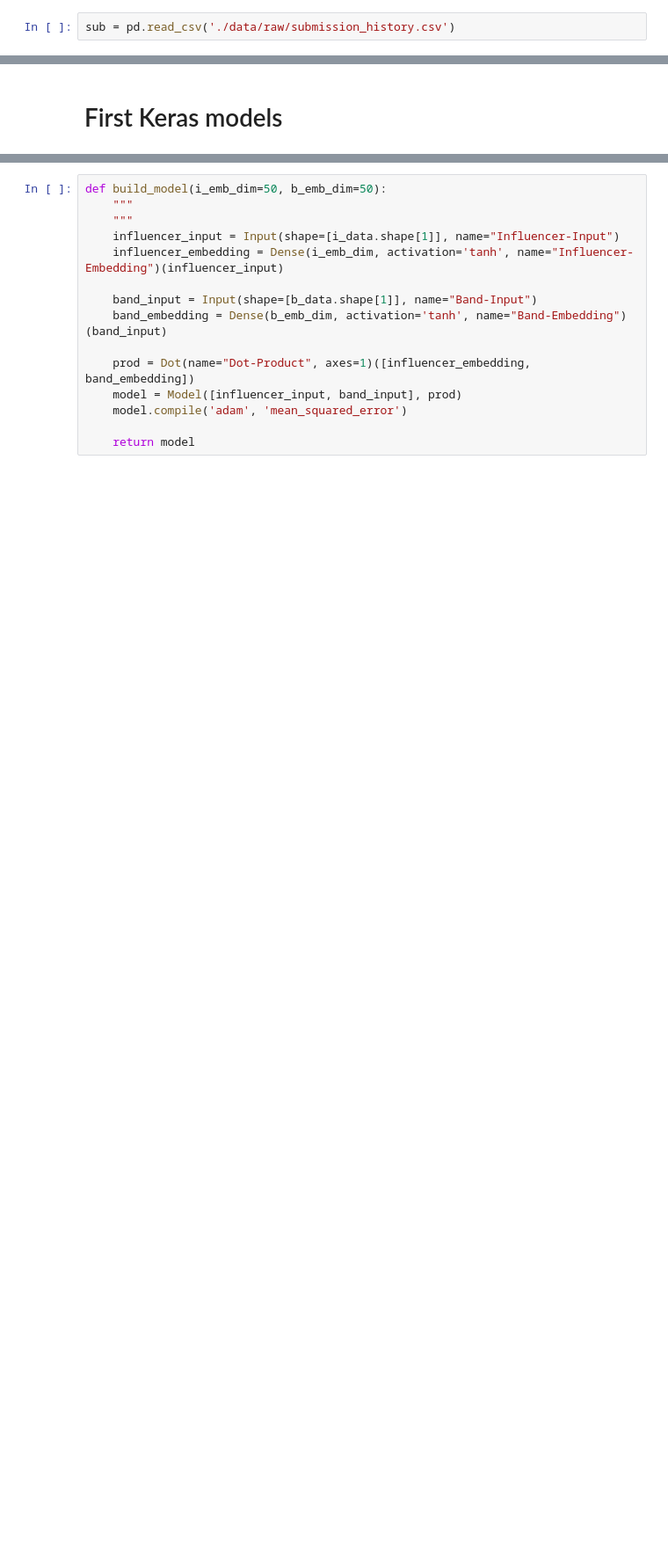
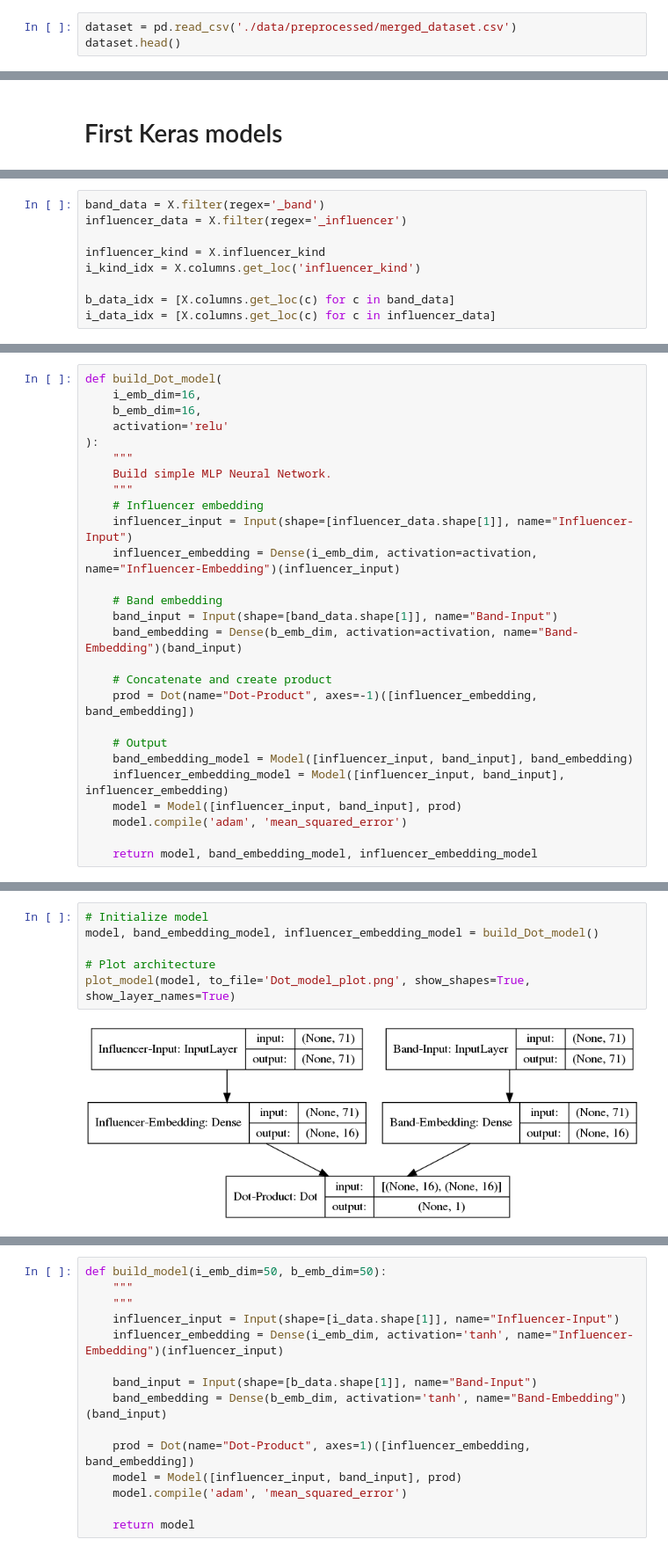
Before and after one commit to pathoumieu/groover_challenge, a Jupyter notebook: 02_first models.ipynb, the cells around one changed output, grey strips where cells are left out. Shown at 88% size. Saved outputs shown, nothing was run; the diff lists cells and outputs as text; blank space fills up the shorter version.

```diff
--- a/02_first models.ipynb
+++ b/02_first models.ipynb
@@ -7,4 +36,5 @@ from sklearn.model_selection import StratifiedKFold, StratifiedShuffleSplit
 # %% [markdown]
 # Load data
 # %%
-sub = pd.read_csv('./data/raw/submission_history.csv')
+dataset = pd.read_csv('./data/preprocessed/merged_dataset.csv')
+dataset.head()
@@ -237,0 +172,9 @@ b_data = dataset.filter(regex='_x')
+# %%
+band_data = X.filter(regex='_band')
+influencer_data = X.filter(regex='_influencer')
+
+influencer_kind = X.influencer_kind
+i_kind_idx = X.columns.get_loc('influencer_kind')
+
+b_data_idx = [X.columns.get_loc(c) for c in band_data]
+i_data_idx = [X.columns.get_loc(c) for c in influencer_data]
@@ -237,0 +183,27 @@ b_data = dataset.filter(regex='_x')
+# %%
+def build_Dot_model(
+    i_emb_dim=16,
+    b_emb_dim=16,
+    activation='relu'
+):
+    """
+    Build simple MLP Neural Network.
+    """
+    # Influencer embedding
+    influencer_input = Input(shape=[influencer_data.shape[1]], name="Influencer-Input")
+    influencer_embedding = Dense(i_emb_dim, activation=activation, name="Influencer-Embedding")(influencer_input)
+
+    # Band embedding
+    band_input = Input(shape=[band_data.shape[1]], name="Band-Input")
+    band_embedding = Dense(b_emb_dim, activation=activation, name="Band-Embedding")(band_input)
+
+    # Concatenate and create product
+    prod = Dot(name="Dot-Product", axes=-1)([influencer_embedding, band_embedding])
+
+    # Output
+    band_embedding_model = Model([influencer_input, band_input], band_embedding)
+    influencer_embedding_model = Model([influencer_input, band_input], influencer_embedding)
+    model = Model([influencer_input, band_input], prod)
+    model.compile('adam', 'mean_squared_error')
+
+    return model, band_embedding_model, influencer_embedding_model
@@ -237,0 +212,8 @@ b_data = dataset.filter(regex='_x')
+# %%
+# Initialize model
+model, band_embedding_model, influencer_embedding_model = build_Dot_model()
+
+# Plot architecture
+plot_model(model, to_file='Dot_model_plot.png', show_shapes=True, show_layer_names=True)
+# %% [output]
+[figure, added]
```
Also changed, not shown: parts of 68 cells of this notebook, 4 other files.
